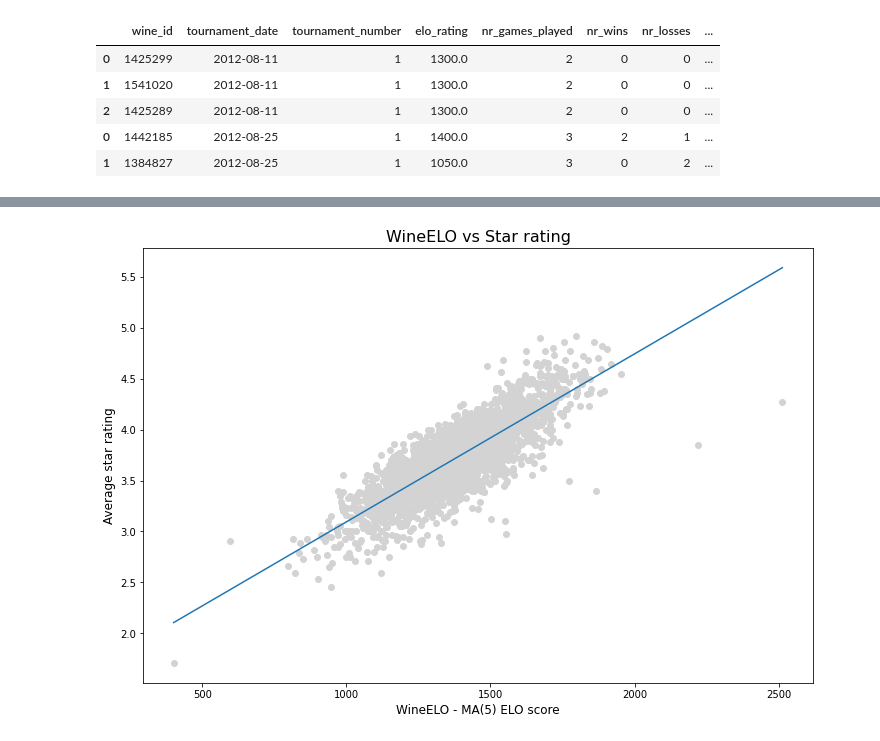
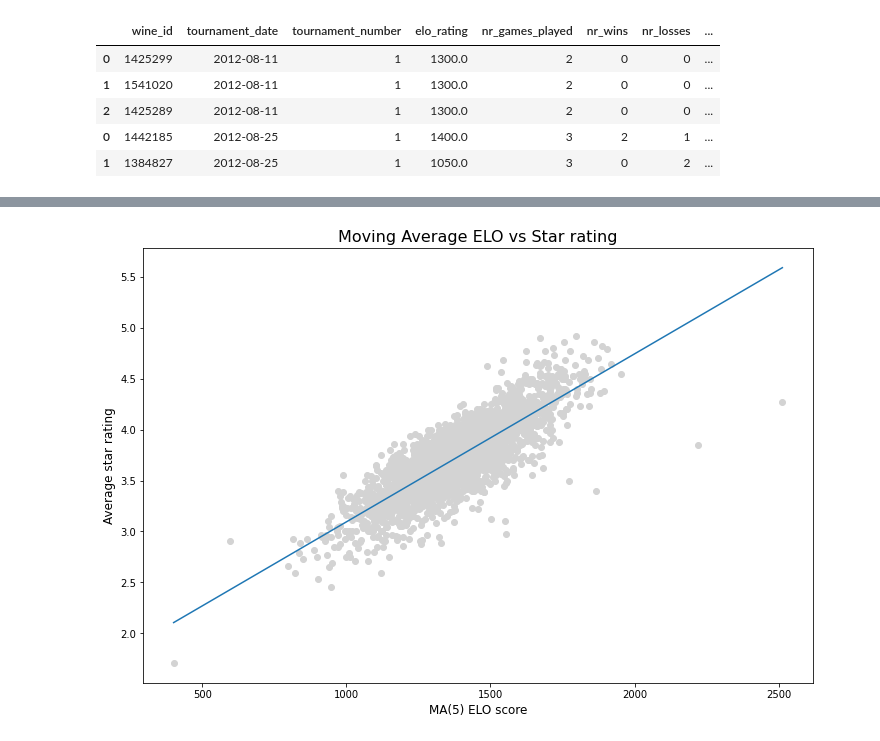
Before and after one commit to RoaldSchuring/WineELO, a Jupyter notebook: wine_elo.ipynb, the cells around one changed output, grey strips where cells are left out. Cells and saved outputs as stored; diff of their text form; code cells hidden in the pictures.

```diff
--- a/wine_elo.ipynb
+++ b/wine_elo.ipynb
@@ -37,5 +38,6 @@ for f in os.listdir('raw_data'):
             all_wine_reviews.append(u)
 
 wine_review_df = pd.json_normalize(all_wine_reviews)
+wine_review_df = wine_review_df[['wine_id', 'reviewer', 'review_date', 'review_time_ago', 'scrape_date', 'rating', 'vintage', 'wine_name', 'producer', 'region_name', 'country_name']]
 wine_review_df.head()
 # %% [output]
@@ -51,9 +55,7 @@ We can now use our raw datafile to create two tables:
 1. A table containing wine metadata that we can use to slice and dice our results later on
 2. A table we can use to feed data into our ELO algorithm
 # %%
-# create a dataframe containing metadata about each wine in our dataset
-
-wine_metadata = wine_review_df[['wine_id', 'vintage', 'wine_name', 'producer', 'region_name', 'country_name', 'nr_ratings']].drop_duplicates()
+wine_metadata = wine_review_df[['wine_id', 'vintage', 'wine_name', 'producer', 'region_name', 'country_name']].drop_duplicates()
 wine_metadata.set_index('wine_id', inplace=True)
 wine_metadata.head()
 # %% [output]
@@ -175,2 +175,2 @@ This moving average elo is our WineELO score.
 # %%
-all_results['wineELO'] = all_results.groupby('wine_id')['elo_rating'].transform(lambda x: x.rolling(5, 1).mean())
+all_results['ma_elo'] = all_results.groupby('wine_id')['elo_rating'].transform(lambda x: x.rolling(5, 1).mean())
@@ -179,9 +181,11 @@ Now that we have our WineELO scores over time, we can start to explore the resul
 # %%
-results_grouped = all_results.groupby('wine_id').agg({'tournament_date': 'max', 'nr_games_played': 'sum', 'nr_wins': 'sum', 'nr_draws': 'sum', 'nr_losses': 'sum', 'tournament_number': 'max'}).reset_index()
-results_grouped = pd.merge(results_grouped, all_results[['wine_id', 'tournament_date', 'elo_rating', 'wineELO']], how='left', on=['wine_id', 'tournament_date']).drop_duplicates(subset=['wine_id'])
+group_by_wines = all_results.groupby('wine_id').agg({'tournament_date': 'max', 'nr_games_played': 'sum', 'nr_wins': 'sum', 'nr_draws': 'sum', 'nr_losses': 'sum', 'tournament_number': 'max'}).reset_index()
+group_by_wines = pd.merge(group_by_wines, all_results[['wine_id', 'tournament_date', 'elo_rating', 'ma_elo']], how='left', on=['wine_id', 'tournament_date']).drop_duplicates(subset=['wine_id'])
 
-results_grouped = pd.merge(results_grouped, wine_metadata, left_on='wine_id', right_index=True).drop_duplicates(subset=['wine_id'])
-results_grouped = results_grouped[['wine_id', 'vintage', 'tournament_date', 'elo_rating', 'wineELO', 'tournament_number', 'nr_games_played', 'wine_name', 'producer', 'region_name', 'country_name']]
+group_by_wines = pd.merge(group_by_wines, wine_metadata, left_on='wine_id', right_index=True).drop_duplicates(subset=['wine_id'])
+group_by_wines = group_by_wines[['wine_id', 'vintage', 'tournament_date', 'elo_rating', 'ma_elo', 'tournament_number', 'nr_games_played', 'nr_wins', 'nr_draws', 'nr_losses', 'wine_name', 'producer', 'region_name', 'country_name']]
+group_by_wines['nr_draws'] = group_by_wines['nr_draws'].astype(int)
 
-results_grouped.sort_values(by=['wineELO'], ascending=False).head(5)
+group_by_wines_bounded = group_by_wines.loc[(group_by_wines['tournament_number'] >= 10) & (results_grouped['nr_games_played'] >= 25)]
+group_by_wines_bounded.sort_values(by=['ma_elo'], ascending=False).head(5)
 # %% [output]
@@ -268,17 +337,17 @@ Let's probe a little further on the differences between WineELO and the average
 # %%
 reviews_and_scores = pd.merge(all_results, wine_reviews_cleaned, left_on=['reviewer', 'wine_id', 'tournament_date'], right_on=['reviewer', 'wine_id', 'final_review_date']).drop_duplicates(subset=['wine_id', 'tournament_number'])
 average_ratings = reviews_and_scores.groupby('wine_id')['rating'].mean().reset_index()
-elo_vs_rating = pd.merge(average_ratings, results_grouped_bounded, on='wine_id')
+elo_vs_rating = pd.merge(average_ratings, group_by_wines_bounded, on='wine_id')
 
-x = elo_vs_rating['wineELO']
+x = elo_vs_rating['ma_elo']
 y = elo_vs_rating['rating']
 plt.figure(figsize=(12, 8))
 plt.scatter(x, y, color='lightgrey')
 plt.plot(np.unique(x), np.poly1d(np.polyfit(x, y, 1))(np.unique(x)))
-plt.title('WineELO vs Star rating', fontsize=16)
-plt.xlabel('WineELO - MA(5) ELO score', fontsize=12)
+plt.title('Moving Average ELO vs Star rating', fontsize=16)
+plt.xlabel('MA(5) ELO score', fontsize=12)
 plt.ylabel('Average star rating', fontsize=12)
 plt.show()
 # %% [output]
-[figure, old version]
+[figure, new version]
 # %% [markdown]
```
Also changed, not shown: parts of 26 cells of this notebook.
